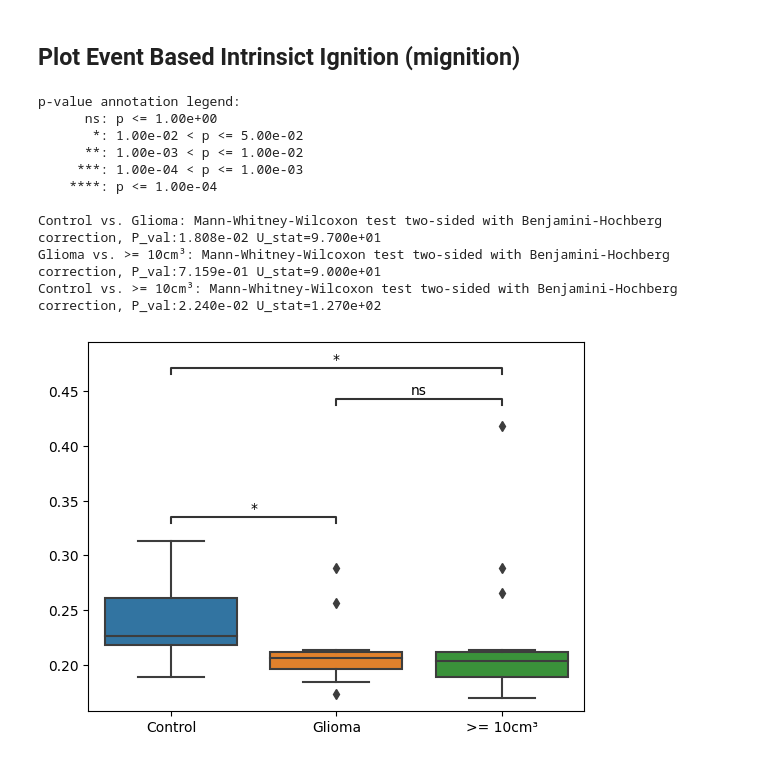
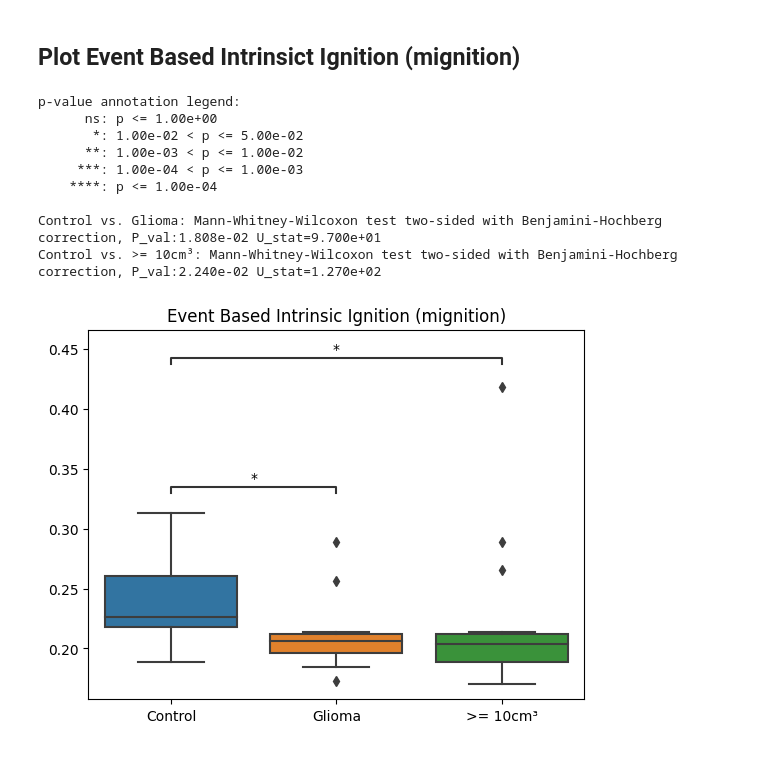
Before and after one commit to ajunca/BrainTumor, a Jupyter notebook: main.ipynb, the cells around one changed output. Saved outputs shown, nothing was run; the diff lists cells and outputs as text; code cells hidden in the pictures.

```diff
--- a/main.ipynb
+++ b/main.ipynb
@@ -196,33 +199,36 @@ def plot_ebii_box(subjects_ebii):
     data_plus_10_cm3 = {k: v.mignition for k, v in subjects_ebii.items() if k in s_plus_10_cm3.data}
     data_plus_15_cm3 = {k: v.mignition for k, v in subjects_ebii.items() if k in s_plus_15_cm3.data}
     data_plus_20_cm3 = {k: v.mignition for k, v in subjects_ebii.items() if k in s_plus_20_cm3.data}
     data_plus_30_cm3 = {k: v.mignition for k, v in subjects_ebii.items() if k in s_plus_30_cm3.data}
 
     # Convert data to nparray
     split_data = {
         'Control':  np.array(list(data_none.values())),
         # 'Tumor': np.array(list(data_tumor.values())),
         # 'Meningioma': np.array(list(data_meningioma.values())),
         'Glioma': np.array(list(data_glioma.values())),
         '>= 10cm³': np.array(list(data_plus_10_cm3.values())),
         # '>= 15cm³': np.array(list(data_plus_15_cm3.values())),
         # '>= 20cm³': np.array(list(data_plus_20_cm3.values())),
         # '>= 30cm³': np.array(list(data_plus_30_cm3.values()))
     }
     # plt.boxplot(split_data.values(), labels=split_data.keys())
     # plt.show()
-    plotComparisonAcrossLabels2(split_data)
+    plotComparisonAcrossLabels2(
+        split_data,
+        graphLabel='Event Based Intrinsic Ignition (mignition)',
+        pairs=[('Control', 'Glioma'), ('Control', '>= 10cm³')]
+    )
 
 plot_ebii_box(preop_ebii_dk68)
 # %% [output]
 p-value annotation legend:
       ns: p <= 1.00e+00
        *: 1.00e-02 < p <= 5.00e-02
       **: 1.00e-03 < p <= 1.00e-02
      ***: 1.00e-04 < p <= 1.00e-03
     ****: p <= 1.00e-04
 
 Control vs. Glioma: Mann-Whitney-Wilcoxon test two-sided with Benjamini-Hochberg correction, P_val:1.808e-02 U_stat=9.700e+01
-Glioma vs. >= 10cm³: Mann-Whitney-Wilcoxon test two-sided with Benjamini-Hochberg correction, P_val:7.159e-01 U_stat=9.000e+01
 Control vs. >= 10cm³: Mann-Whitney-Wilcoxon test two-sided with Benjamini-Hochberg correction, P_val:2.240e-02 U_stat=1.270e+02
-[figure, old version]
+[figure, new version]
```
Also changed, not shown: parts of 3 cells of this notebook.
